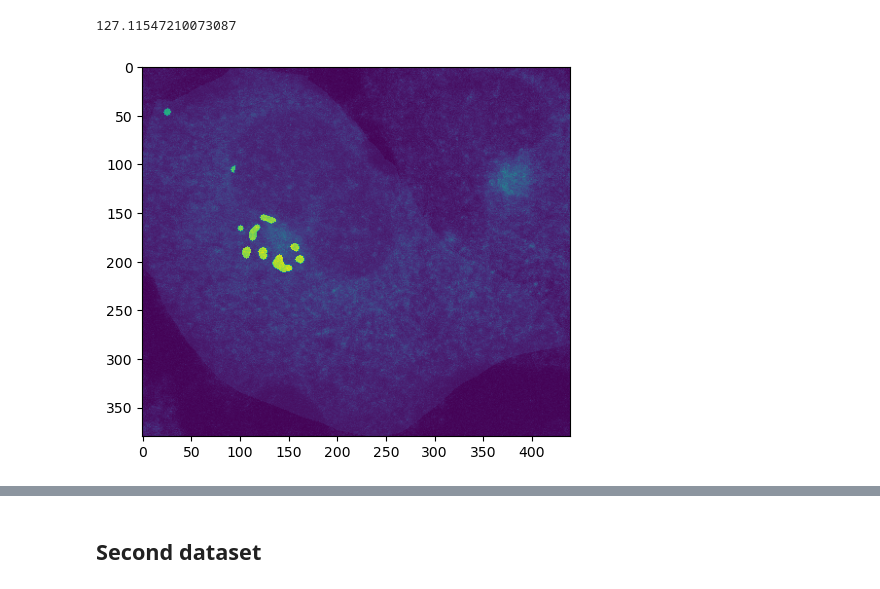
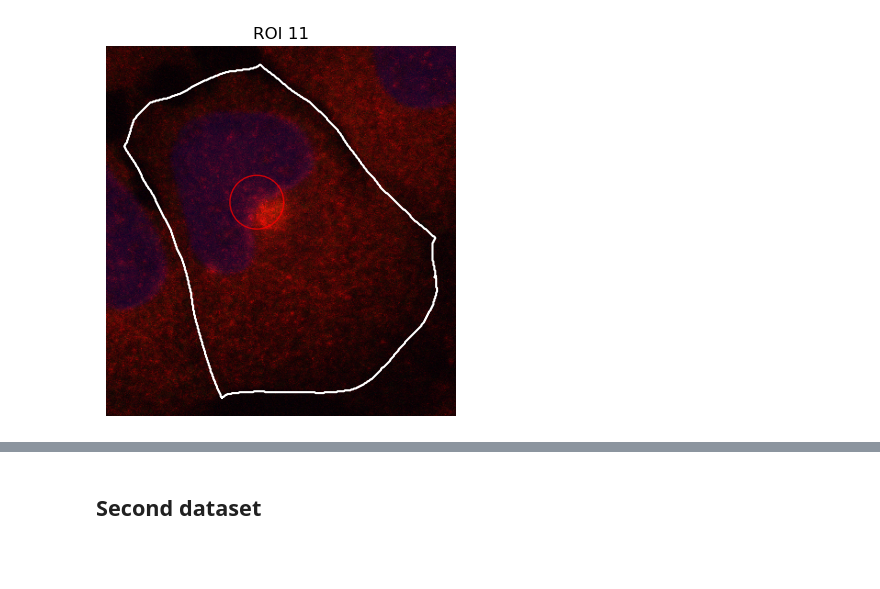
Before and after one commit to jboulanger/sganalysis, a Jupyter notebook: Untitled-1.ipynb, the cells around one changed output, grey strips where cells are left out. Cells and saved outputs as stored; diff of their text form; code cells hidden in the pictures; blank space fills up the shorter version.

Commit message:
add new segmentation mode and spread measurement

```diff
--- a/Untitled-1.ipynb
+++ b/Untitled-1.ipynb
@@ -10,7 +13,7 @@ import json
 configfile = '/media/cephfs2/userdata/Bullock_group/Lucas/EXP.M20221012/KIF5B p150/config.json'
 config = json.load(open(configfile))
 fname = '/media/cephfs2/userdata/Bullock_group/Lucas/EXP.M20221012/KIF5B p150/U2OS siCNTRL AS Z Positions_Maximum intensity projection.lsm'
-stats, mip, labels, rois = sga.process_fov(fname,1,config)
+stats, mip, labels, rois = sga.process_fov(fname,1,config,1)
 # %% [output]
 Segmenting images
   Segmenting cells
@@ -21,10 +27,11 @@ Segmenting images
 # %%
-roi=rois[5]
+import math
+import matplotlib.pyplot as plt
+roi = rois[3]
 masks, crop_img = sga.compute_roi_masks(roi, labels, mip, border=0)
 distances = sga.compute_roi_distance(masks)
 stat = sga.measure_roi_stats(roi, crop_img, masks, distances)
-plt.imshow(crop_img['granule']+10*masks['cell']+masks['other'])
-sga.spatial_spread(masks['cell'], crop_img['granule'])
+s  = sga.spatial_spread_mask(masks['cell'], crop_img['other'])
+sga.show_roi(roi, mip, labels, stat)
 # %% [output]
-127.11547210073087
-[figure, old version]
+[figure, new version]
```
Also changed, not shown: parts of 4 cells of this notebook, 4 other files.
